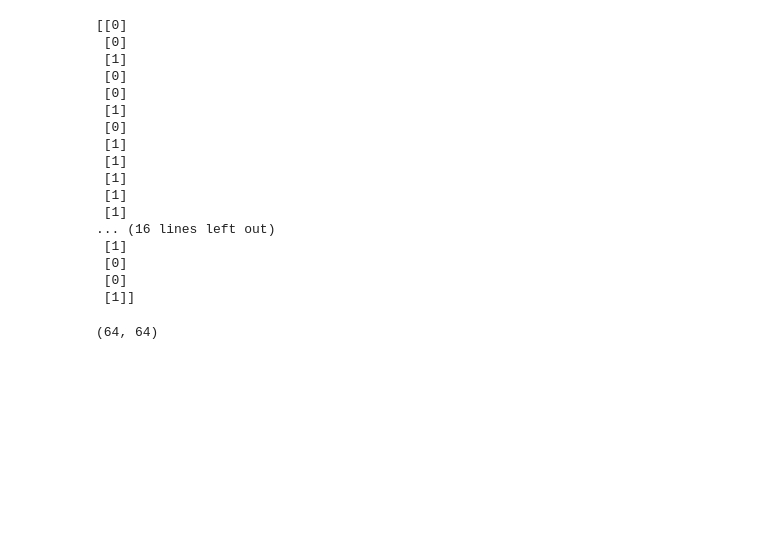
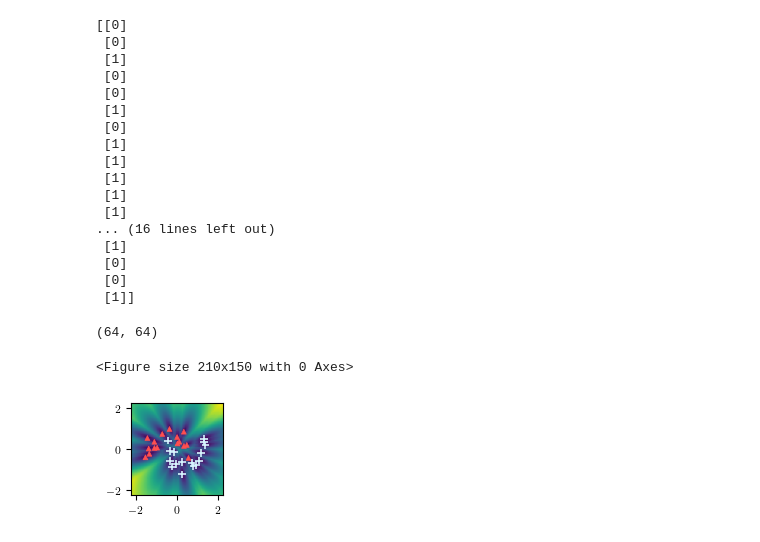
Before and after one commit to betairylia/Active-learning-features, a Jupyter notebook: refactored-aaai25/infwidth-classification.ipynb, the cells around one changed output. Drawn from its saved outputs; the diff is of its cells as text; code cells hidden in the pictures; blank space fills up the shorter version.

```diff
--- a/refactored-aaai25/infwidth-classification.ipynb
+++ b/refactored-aaai25/infwidth-classification.ipynb
@@ -171,6 +171,36 @@ def create_custom_colormap(color1, color2):
     cmap = mcolors.LinearSegmentedColormap.from_list("custom_cmap", colors)
 
     return cmap
+# %%
+from matplotlib.ticker import FixedLocator, FuncFormatter
+############################### VISUALIZATION #################################
+plt.style.use('./aaai25.mplstyle')
+plt.tight_layout()
+plt.figure(figsize = (1.2, 1.2))
+
+im_cmap = create_custom_colormap('#ffffff', '#0496ff')
+
+plt.scatter(x_tr[:, 0], x_tr[:, 1], s = 12, color = "#ff4f4f", linewidths = 0.5, alpha = (y_tr == 0), marker = '^')
+plt.scatter(x_tr[:, 0], x_tr[:, 1], s = 30, color = "#d6f5ff", linewidths = 1.2, alpha = (y_tr == 1), marker = '+')
+
+# ax2.scatter(x_tr[:, 0], x_tr[:, 1], s = 4, color = "#ff4f4f", alpha = (y_tr == 0), marker = '^')
+# ax2.scatter(x_tr[:, 0], x_tr[:, 1], s = 15, color = "#d6f5ff", alpha = (y_tr == 1), marker = '+')
+# plt.imshow(y_vals[2].reshape(N_val, N_val), origin = 'lower', extent = (X_min, X_max, Y_min, Y_max), interpolation = 'lanczos')
+# plt.imshow(ntk_std, origin = 'lower', extent = (X_min, X_max, Y_min, Y_max), interpolation = 'lanczos')
+plt.imshow((UB.reshape(N_val, N_val)), origin = 'lower', extent = (X_min, X_max, X_min, X_max))
+# plt.colorbar()
+
+# ax1.set_yticklabels(['?', '-2', '0', '2'], va='bottom')
+# ax2.set_yticklabels(['?', '-2', '0', '2'], va='top')
+
+# plt.legend()
+# plt.savefig("test.png", dpi=300)
+# plt.savefig("toy-classification-GTBCE.pdf", format="pdf", bbox_inches = 'tight')
+plt.savefig("toy-classification-UB.pdf", format="pdf", bbox_inches = 'tight')
+# plt.show()
+# %% [output]
+<Figure size 210x150 with 0 Axes>
+[figure, added]
 # %%
 from matplotlib.ticker import FixedLocator, FuncFormatter
 ############################### VISUALIZATION #################################
```
Also changed, not shown: parts of 3 cells of this notebook, 12 other files.
